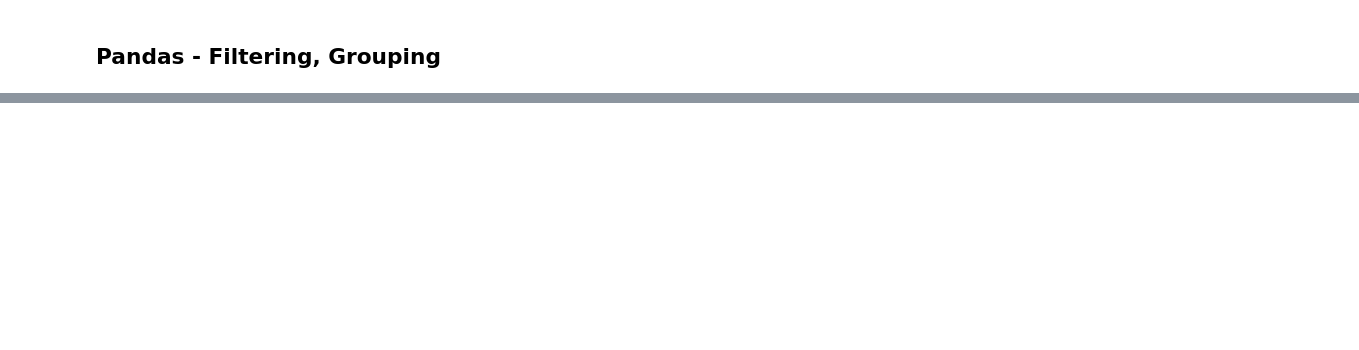
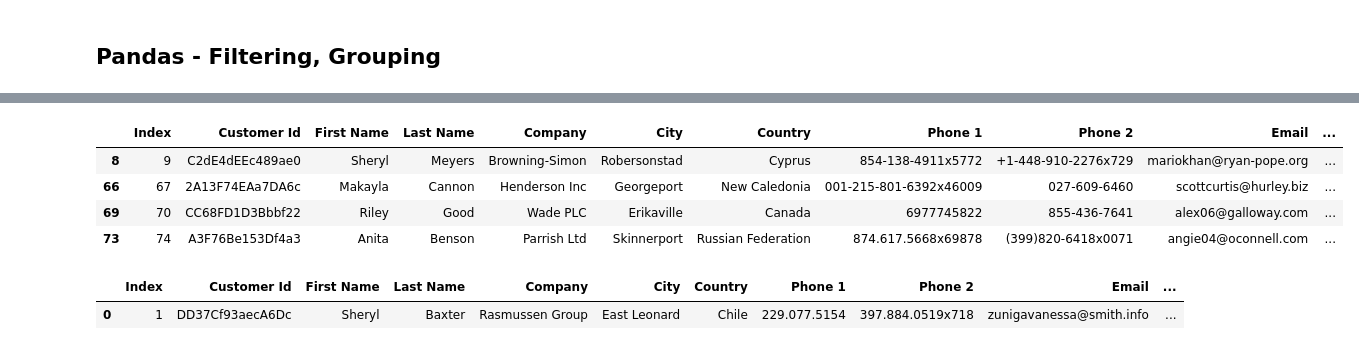
Before and after one commit to DeepaMGMG/Python-Libraries, a Jupyter notebook: Python_Libraries.ipynb, the cells around one changed output, grey strips where cells are left out. Cells and saved outputs as stored; diff of their text form; code cells hidden in the pictures; blank space fills up the shorter version.

```diff
--- a/Python_Libraries.ipynb
+++ b/Python_Libraries.ipynb
@@ -114,6 +110,8 @@ from google.colab import drive
 drive.mount('/content/drive', force_remount=True)
 # %% [output]
 Mounted at /content/drive
+# %%
+df = pd.read_csv('/content/drive/MyDrive/Growth School/python/datasets/customers.csv')
 # %%
 df.shape
 # %% [output]
@@ -142,0 +154,14 @@ Name: Country, Length: 85, dtype: int64
+# %%
+# Filter the entries which have Subscription Date before 2020-02-18
+df[df['Subscription Date'] < '2020-02-18']
+# %% [output]
+|  | Index | Customer Id | First Name | Last Name | Company | City | Country | Phone 1 | Phone 2 | Email | ... |
+| 8 | 9 | C2dE4dEEc489ae0 | Sheryl | Meyers | Browning-Simon | Robersonstad | Cyprus | 854-138-4911x5772 | +1-448-910-2276x729 | mariokhan@ryan-pope.org | ... |
+| 66 | 67 | 2A13F74EAa7DA6c | Makayla | Cannon | Henderson Inc | Georgeport | New Caledonia | 001-215-801-6392x46009 | 027-609-6460 | scottcurtis@hurley.biz | ... |
+| 69 | 70 | CC68FD1D3Bbbf22 | Riley | Good | Wade PLC | Erikaville | Canada | 6977745822 | 855-436-7641 | alex06@galloway.com | ... |
+| 73 | 74 | A3F76Be153Df4a3 | Anita | Benson | Parrish Ltd | Skinnerport | Russian Federation | 874.617.5668x69878 | (399)820-6418x0071 | angie04@oconnell.com | ... |
+# %%
+df[(df['Country']=='Chile') & (df['First Name']=='Sheryl')]
+# %% [output]
+|  | Index | Customer Id | First Name | Last Name | Company | City | Country | Phone 1 | Phone 2 | Email | ... |
+| 0 | 1 | DD37Cf93aecA6Dc | Sheryl | Baxter | Rasmussen Group | East Leonard | Chile | 229.077.5154 | 397.884.0519x718 | zunigavanessa@smith.info | ... |
```
Also changed, not shown: parts of 10 cells of this notebook.
